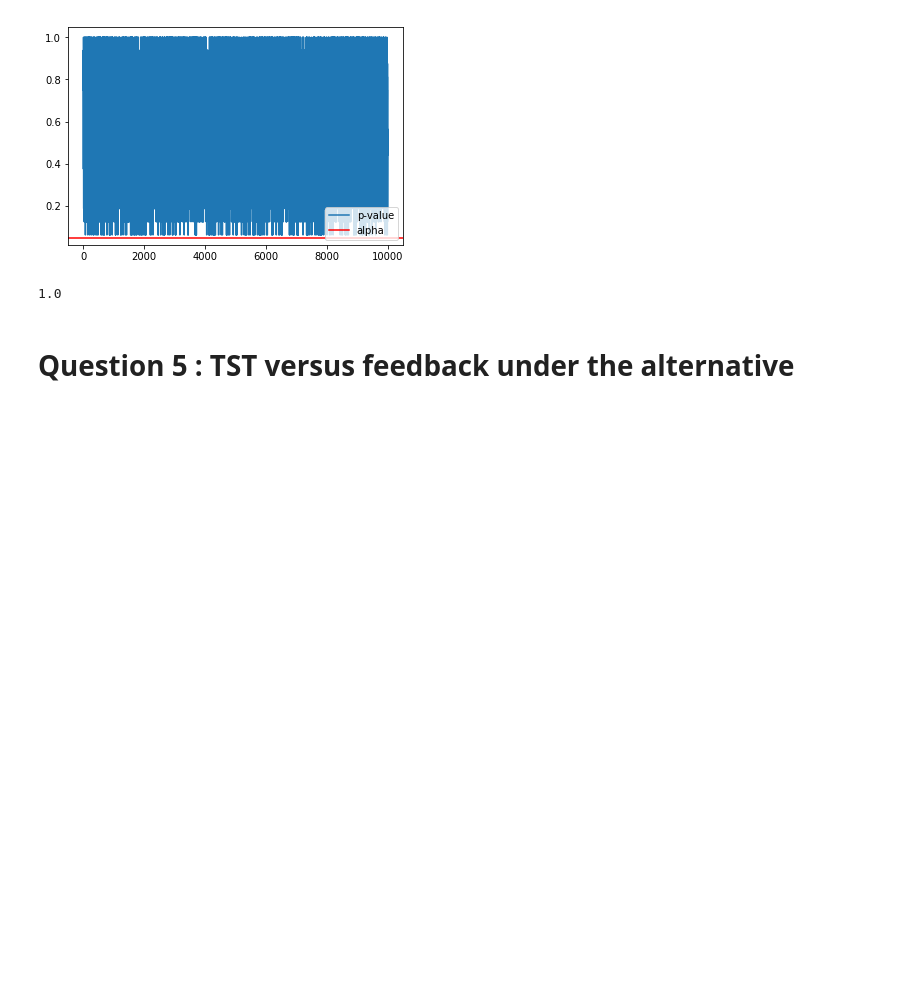
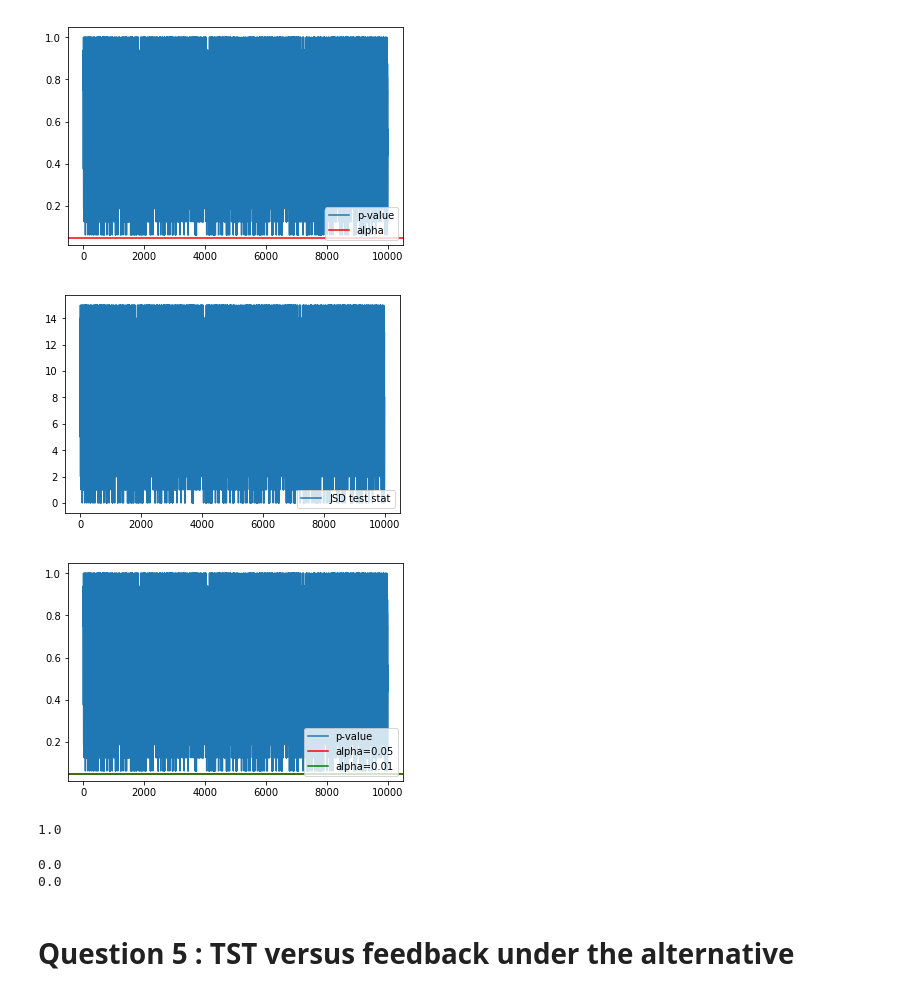
Before and after one commit to mariondechallens/GMDA, a Jupyter notebook: Results.ipynb, the cells around one changed output. Saved outputs shown, nothing was run; the diff lists cells and outputs as text; code cells hidden in the pictures; blank space fills up the shorter version.

```diff
--- a/Results.ipynb
+++ b/Results.ipynb
@@ -433,10 +424,30 @@ plt.show()
 [interactive output not drawn]
 [figure]
 [figure]
+# %%
+plt.plot(stat,label = 'JSD test stat')
+plt.legend()
+plt.show()
+
+plt.plot(p_val, label = 'p-value')
+plt.axhline(y=0.05, color='r', linestyle='-',label = 'alpha=0.05')
+plt.axhline(y=0.05, color='g', linestyle='-',label = 'alpha=0.01')
+plt.legend()
+plt.show()
+# %% [output]
+[figure, added]
+[figure, added]
 # %%
 np.mean(np.array(p_val) > 0.05)
 # %% [output]
 1.0
+# %%
+#type I error
+print(sum(np.array(p_val) <= 0.05)/N)
+print(sum(np.array(p_val) <= 0.01)/N)
+# %% [output]
+0.0
+0.0
 # %% [markdown]
 # Question 5 : TST versus feedback under the alternative
 # %% [markdown]
```
Also changed, not shown: parts of 3 cells of this notebook.
